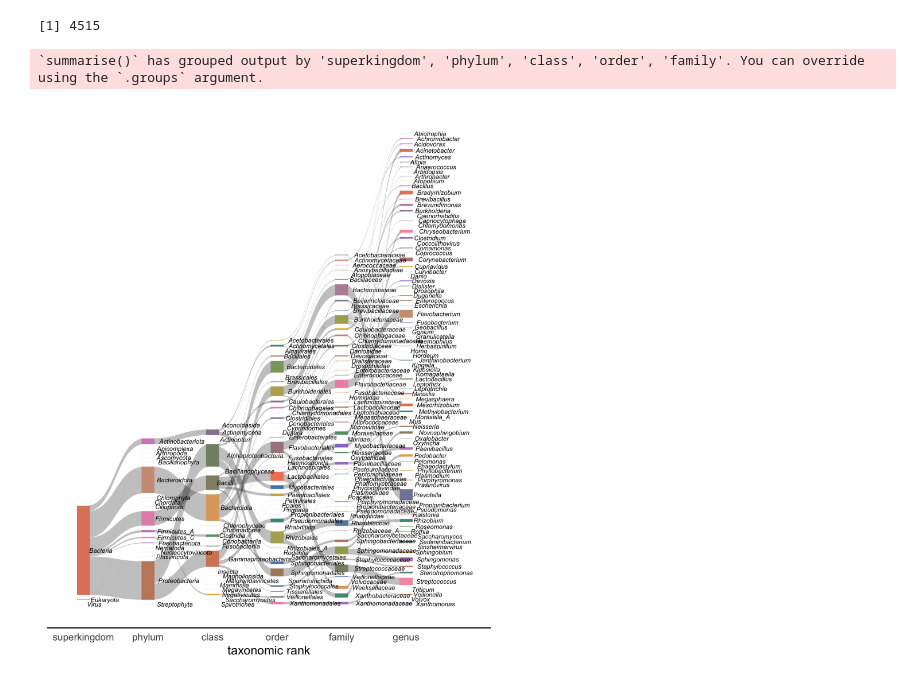
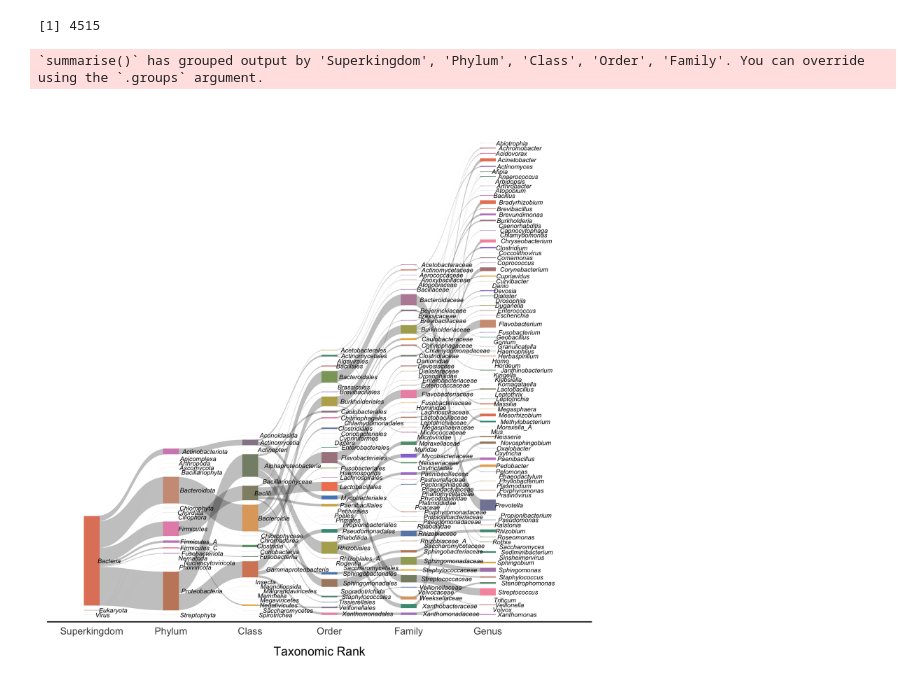
Before and after one commit to Arcadia-Science/seqqc-build-contam-db, a Jupyter notebook: notebooks/20230110-sankey-diagram-of-contam-db.ipynb, the cells around one changed output. Drawn from its saved outputs; the diff is of its cells as text; code cells hidden in the pictures.

```diff
--- a/notebooks/20230110-sankey-diagram-of-contam-db.ipynb
+++ b/notebooks/20230110-sankey-diagram-of-contam-db.ipynb
@@ -19,6 +21,6 @@ The following objects are masked from ‘package:base’:
 # %%
 # define taxonomic levels to visualize out to
-agglom_cols <- c("superkingdom", "phylum", "class", "order", "family", "genus")
+agglom_cols <- c("Superkingdom", "Phylum", "Class", "Order", "Family", "Genus")
 # %%
 # read contam db taxonomic lineage CSV from OSF
 taxonomy_csv <- read_csv("https://osf.io/jpdte/download")
@@ -44,7 +46,9 @@ taxonomy_csv2 <- taxonomy_csv %>%
          order = gsub("o__", "", order),
          family = gsub("f__", "", family),
          genus = gsub("g__", "", genus),
-         species = gsub("s__", "", species))
+         species = gsub("s__", "", species)) %>%
+  select(ident, Superkingdom = superkingdom, Phylum = phylum, Class = class,
+         Order = order, Family = family, Genus = genus, Species = species)
 # %%
 # format taxonomic CSV to prep for sankey diagram
 taxonomy_csv2 <- taxonomy_csv2 %>%
@@ -54,7 +58,7 @@ taxonomy_csv2 <- taxonomy_csv2 %>%
   dplyr::summarize(sum_weight = sum(.data$weight)) %>%
   tidyr::drop_na()
 # %% [output]
-`summarise()` has grouped output by 'superkingdom', 'phylum', 'class', 'order', 'family'. You can override using the `.groups` argument.
+`summarise()` has grouped output by 'Superkingdom', 'Phylum', 'Class', 'Order', 'Family'. You can override using the `.groups` argument.
 # %%
 # format data for sankey plot
 data <- ggforce::gather_set_data(taxonomy_csv2, 1:length(agglom_cols))
@@ -75,17 +79,19 @@ sankey_plt <- ggplot2::ggplot(data, ggplot2::aes(x = .data$x, id = .data$id, spl
                  axis.text.y = ggplot2::element_blank(),
                  axis.ticks.y = ggplot2::element_blank(),
                  axis.ticks.x = ggplot2::element_blank(),
+                 axis.title.x = ggplot2::element_text(margin = margin(t = 9, r = 0, b = 0, l = 0)),
                  legend.position = "None") +
-  ggplot2::labs(x = "taxonomic rank") +
+  ggplot2::labs(x = "Taxonomic Rank") +
   # buffer the last axis so full names have space to print to viz
   ggplot2::scale_x_continuous(labels = c(agglom_cols, ""),
                               breaks = 1:(length(agglom_cols) + 1),
                               limits = c(.75, length(agglom_cols) + 1)) +
+  scale_y_continuous(limits = c(0, 25000), expand = c(0, 350)) +
   ggplot2::scale_fill_manual(values = palette)
 # %%
 # adjust plot size rendered inline
-options(repr.plot.width = 5.75, repr.plot.height = 7, repr.plot.res = 300)
+options(repr.plot.width = 7, repr.plot.height = 7, repr.plot.res = 300)
 
 sankey_plt
 # %% [output]
-[figure, old version]
+[figure, new version]
```
Also changed, not shown: parts of 5 cells of this notebook, 1 other file.
